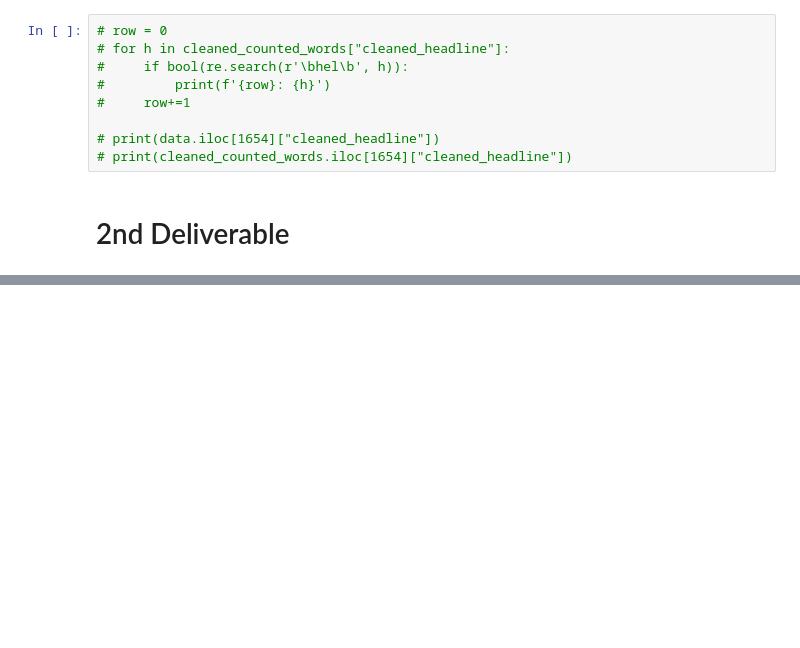
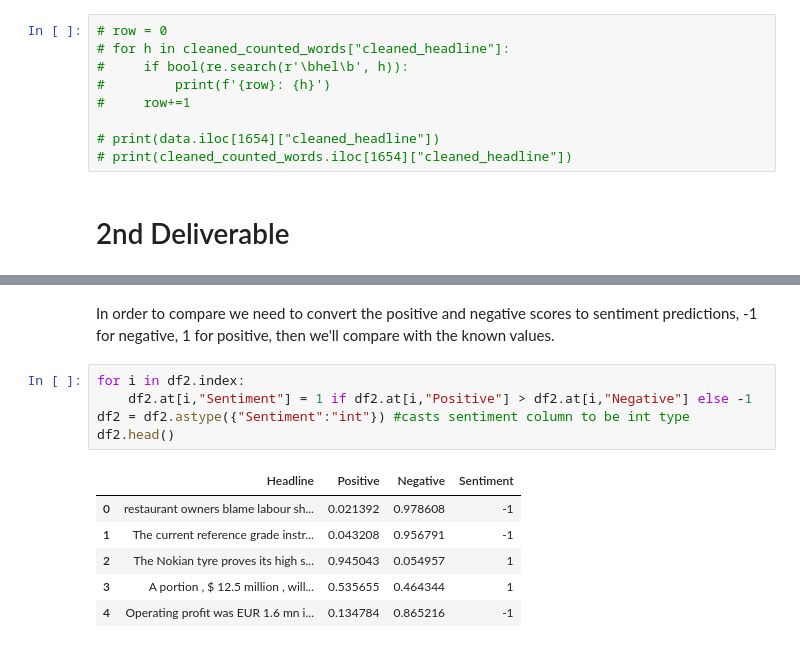
Before and after one commit to arnodunstatter/COSC4337-project, a Jupyter notebook: Financial_Sentiment_Analysis_Project.ipynb, the cells around one changed output, grey strips where cells are left out. Drawn from its saved outputs; the diff is of its cells as text; blank space fills up the shorter version.

```diff
--- a/Financial_Sentiment_Analysis_Project.ipynb
+++ b/Financial_Sentiment_Analysis_Project.ipynb
@@ -989,0 +1012,14 @@ installation page: https://pytorch.org/get-started/locally/ and follow the ones
+# %% [markdown]
+In order to compare we need to convert the positive and negative scores to sentiment predictions, -1 for negative, 1 for positive, then we'll compare with the known values.
+# %%
+for i in df2.index:
+    df2.at[i,"Sentiment"] = 1 if df2.at[i,"Positive"] > df2.at[i,"Negative"] else -1
+df2 = df2.astype({"Sentiment":"int"}) #casts sentiment column to be int type
+df2.head()
+# %% [output]
+|  | Headline | Positive | Negative | Sentiment |
+| 0 | restaurant owners blame labour sh... | 0.021392 | 0.978608 | -1 |
+| 1 | The current reference grade instr... | 0.043208 | 0.956791 | -1 |
+| 2 | The Nokian tyre proves its high s... | 0.945043 | 0.054957 | 1 |
+| 3 | A portion , $ 12.5 million , will... | 0.535655 | 0.464344 | 1 |
+| 4 | Operating profit was EUR 1.6 mn i... | 0.134784 | 0.865216 | -1 |
```
Also changed, not shown: parts of 27 cells of this notebook.
